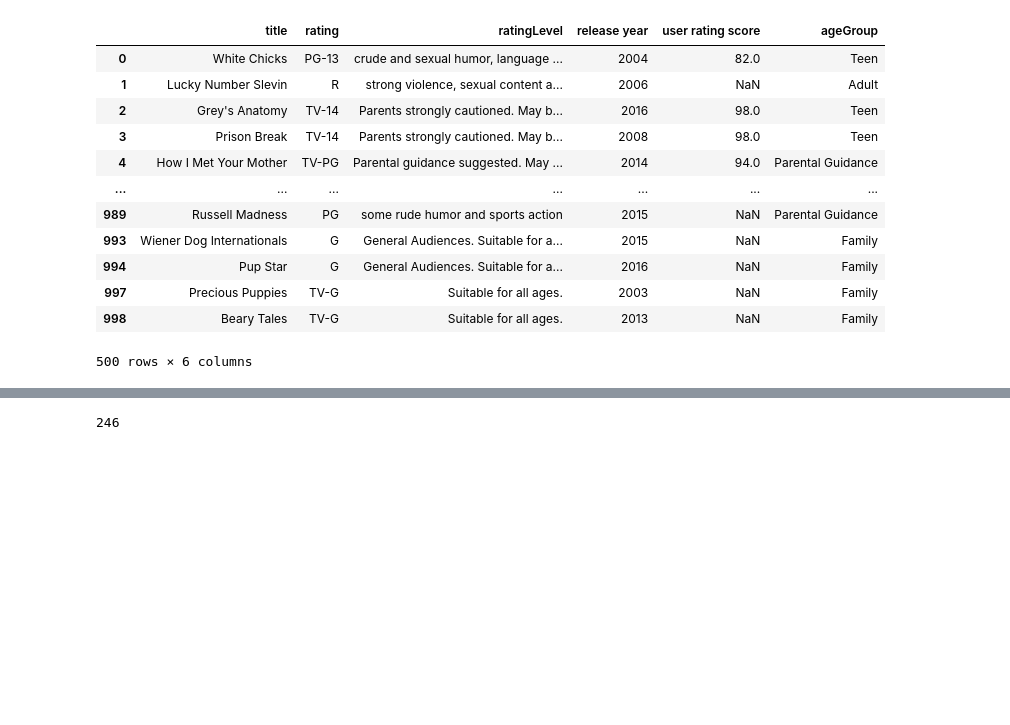
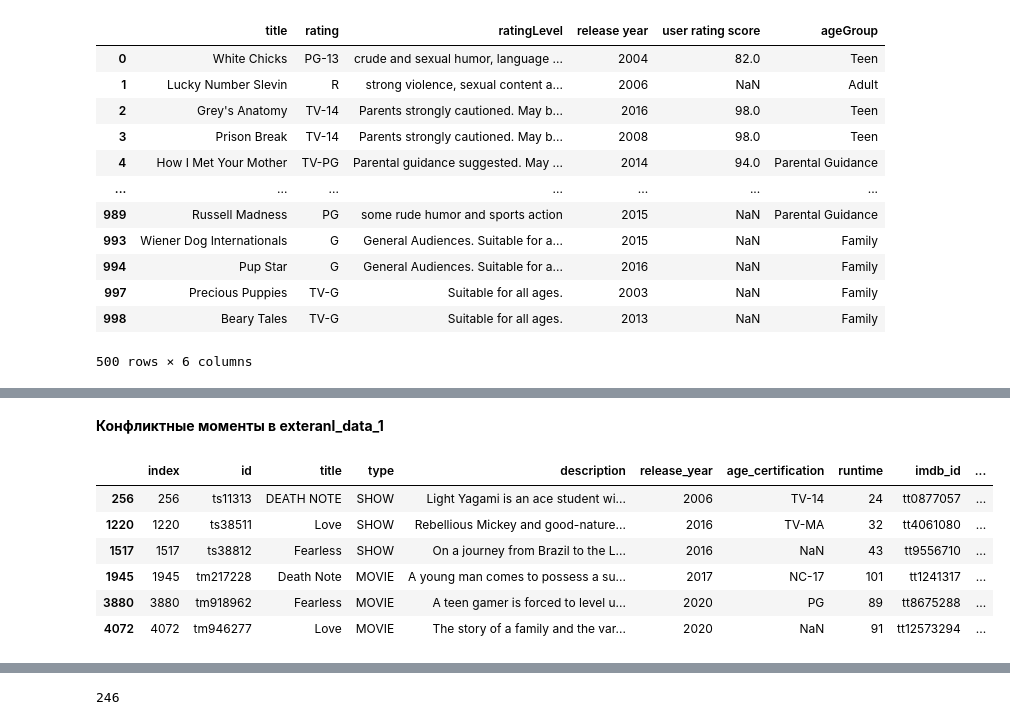
Before and after one commit to HSE-Study-Team/ML_EDA, a Jupyter notebook: notebooks/data_prepare.ipynb, the cells around one changed output, grey strips where cells are left out. Cells and saved outputs as stored; diff of their text form; code cells hidden in the pictures; blank space fills up the shorter version.

```diff
--- a/notebooks/data_prepare.ipynb
+++ b/notebooks/data_prepare.ipynb
@@ -271,0 +414,12 @@ external_data = pd.read_csv("../data/external/Netflix Dataset.csv", encoding='cp
+# %% [markdown]
+**Конфликтные моменты в exteranl_data_1**
+# %%
+external_data_1[external_data_1['normal_title'].isin(title_duples_names_df1)]
+# %% [output]
+|  | index | id | title | type | description | release_year | age_certification | runtime | imdb_id | ... |
+| 256 | 256 | ts11313 | DEATH NOTE | SHOW | Light Yagami is an ace student wi... | 2006 | TV-14 | 24 | tt0877057 | ... |
+| 1220 | 1220 | ts38511 | Love | SHOW | Rebellious Mickey and good-nature... | 2016 | TV-MA | 32 | tt4061080 | ... |
+| 1517 | 1517 | ts38812 | Fearless | SHOW | On a journey from Brazil to the L... | 2016 | NaN | 43 | tt9556710 | ... |
+| 1945 | 1945 | tm217228 | Death Note | MOVIE | A young man comes to possess a su... | 2017 | NC-17 | 101 | tt1241317 | ... |
+| 3880 | 3880 | tm918962 | Fearless | MOVIE | A teen gamer is forced to level u... | 2020 | PG | 89 | tt8675288 | ... |
+| 4072 | 4072 | tm946277 | Love | MOVIE | The story of a family and the var... | 2020 | NaN | 91 | tt12573294 | ... |
```
Also changed, not shown: parts of 30 cells of this notebook, 3 other files.
